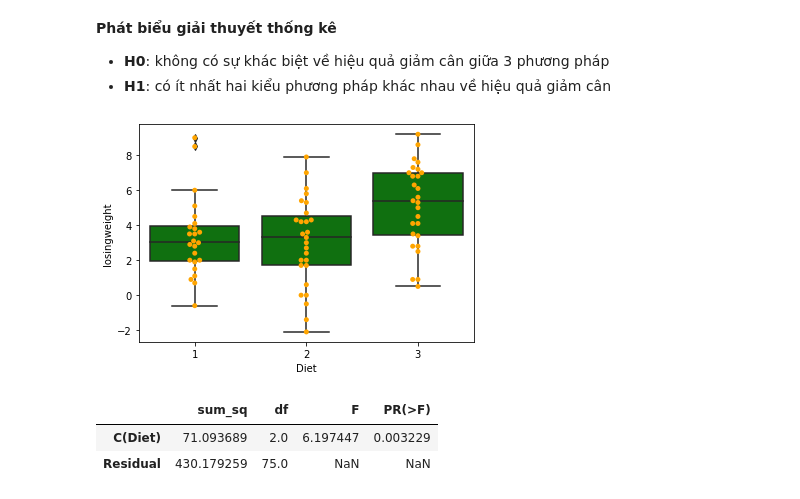
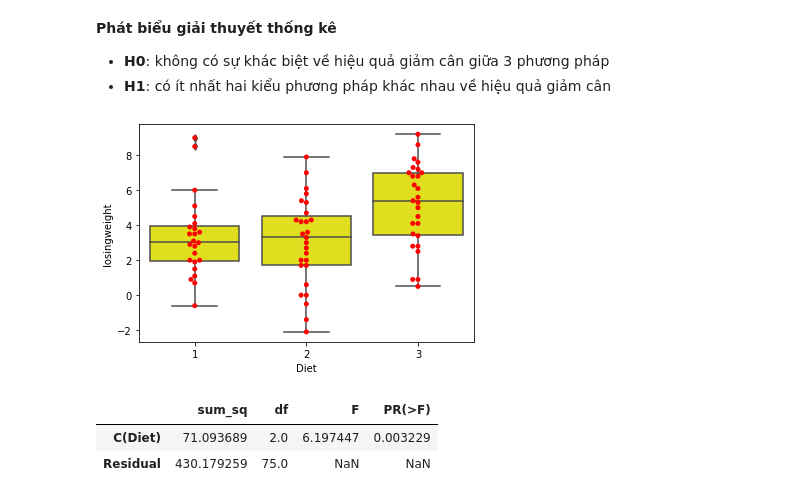
Before and after one commit to baovan33/PTDL_Python, a Jupyter notebook: Do_an_ket_thuc_hoc_phan/thong_ke_suy_dien.ipynb, the cells around one changed output. Drawn from its saved outputs; the diff is of its cells as text; code cells hidden in the pictures.

```diff
--- a/Do_an_ket_thuc_hoc_phan/thong_ke_suy_dien.ipynb
+++ b/Do_an_ket_thuc_hoc_phan/thong_ke_suy_dien.ipynb
@@ -77,11 +77,11 @@ df_diet_losing
 - **H0**: không có sự khác biệt về hiệu quả giảm cân giữa 3 phương pháp
 - **H1**: có ít nhất hai kiểu phương pháp khác nhau về hiệu quả giảm cân
 # %%
-sns.boxplot(x='Diet',y='losingweight',data = df_diet_losing, color='green')
-sns.swarmplot(x='Diet',y='losingweight', data = df_diet_losing, color='orange')
+sns.boxplot(x='Diet',y='losingweight',data = df_diet_losing, color='yellow')
+sns.swarmplot(x='Diet',y='losingweight', data = df_diet_losing, color='red')
 plt.show()
 # %% [output]
-[figure, old version]
+[figure, new version]
 # %%
 from statsmodels.formula.api import ols
 import statsmodels.api as sm
```
Also changed, not shown: parts of 1 cell of this notebook.
